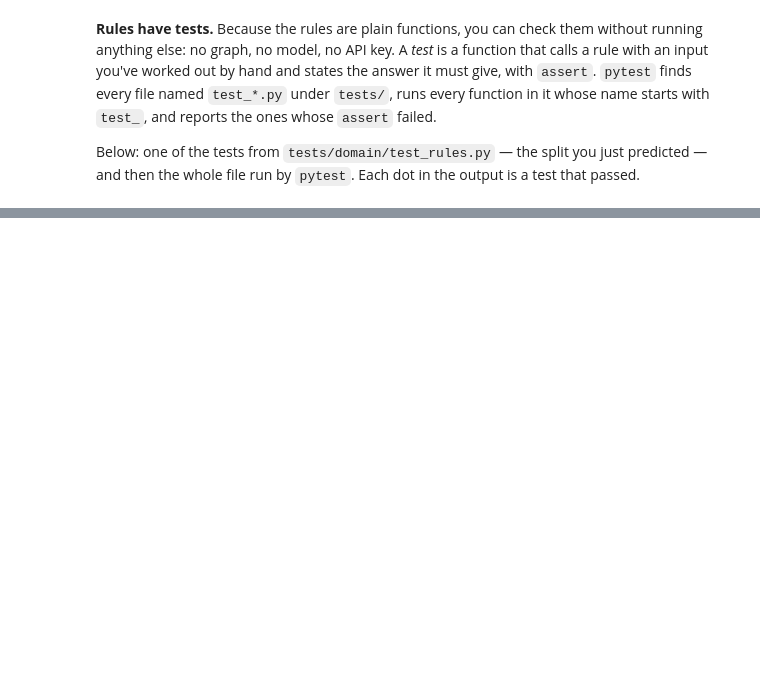
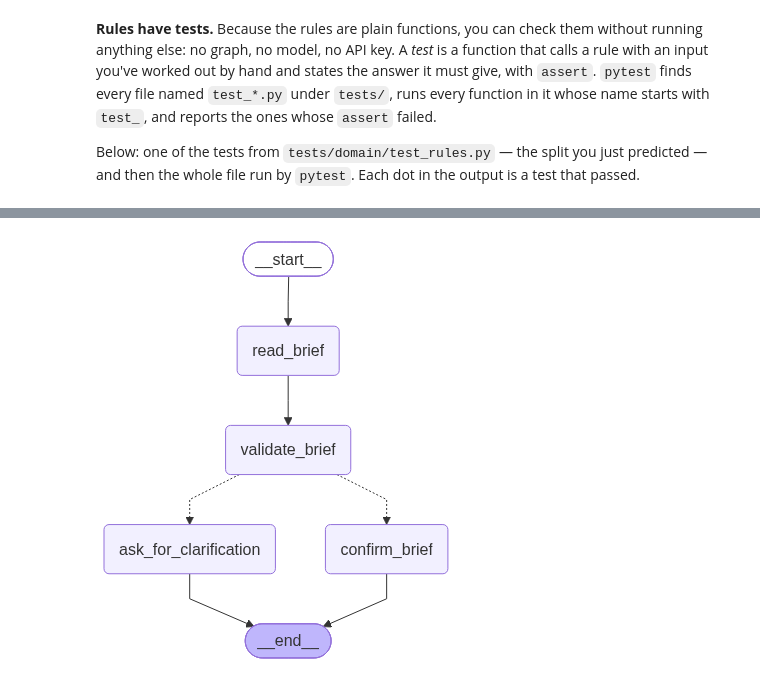
Before and after one commit to alexandrpedenko/ai-engineering, a Jupyter notebook: langchain/lang-graph/1-state-nodes-edges.ipynb, the cells around one changed output, grey strips where cells are left out. Drawn from its saved outputs; the diff is of its cells as text; code cells hidden in the pictures; blank space fills up the shorter version.

```diff
--- a/langchain/lang-graph/1-state-nodes-edges.ipynb
+++ b/langchain/lang-graph/1-state-nodes-edges.ipynb
@@ -101,0 +282,15 @@ import sys
+# %%
+from langgraph.errors import InvalidUpdateError
+
+builder = StateGraph(NotesState)
+builder.add_node("check_dates", check_dates)
+builder.add_node("check_budget", check_budget)
+builder.add_edge(START, "check_dates")
+builder.add_edge(START, "check_budget")
+builder.add_edge("check_dates", END)
+builder.add_edge("check_budget", END)
+
+try:
+    builder.compile().invoke({"notes": ["start"]})
+except InvalidUpdateError as error:
+    print("InvalidUpdateError:", error)
@@ -101,0 +508,13 @@ import sys
+# %%
+from IPython.display import Image, display
+
+from tripgraph.graphs.planner import build_planner
+
+drawing = build_planner().get_graph()
+try:
+    display(Image(drawing.draw_mermaid_png()))
+except Exception as error:
+    print(f"Couldn't draw the picture ({type(error).__name__}), so here is the text:")
+    print(drawing.draw_mermaid())
+# %% [output]
+[figure, added]
```
Also changed, not shown: parts of 24 cells of this notebook, 18 other files.
